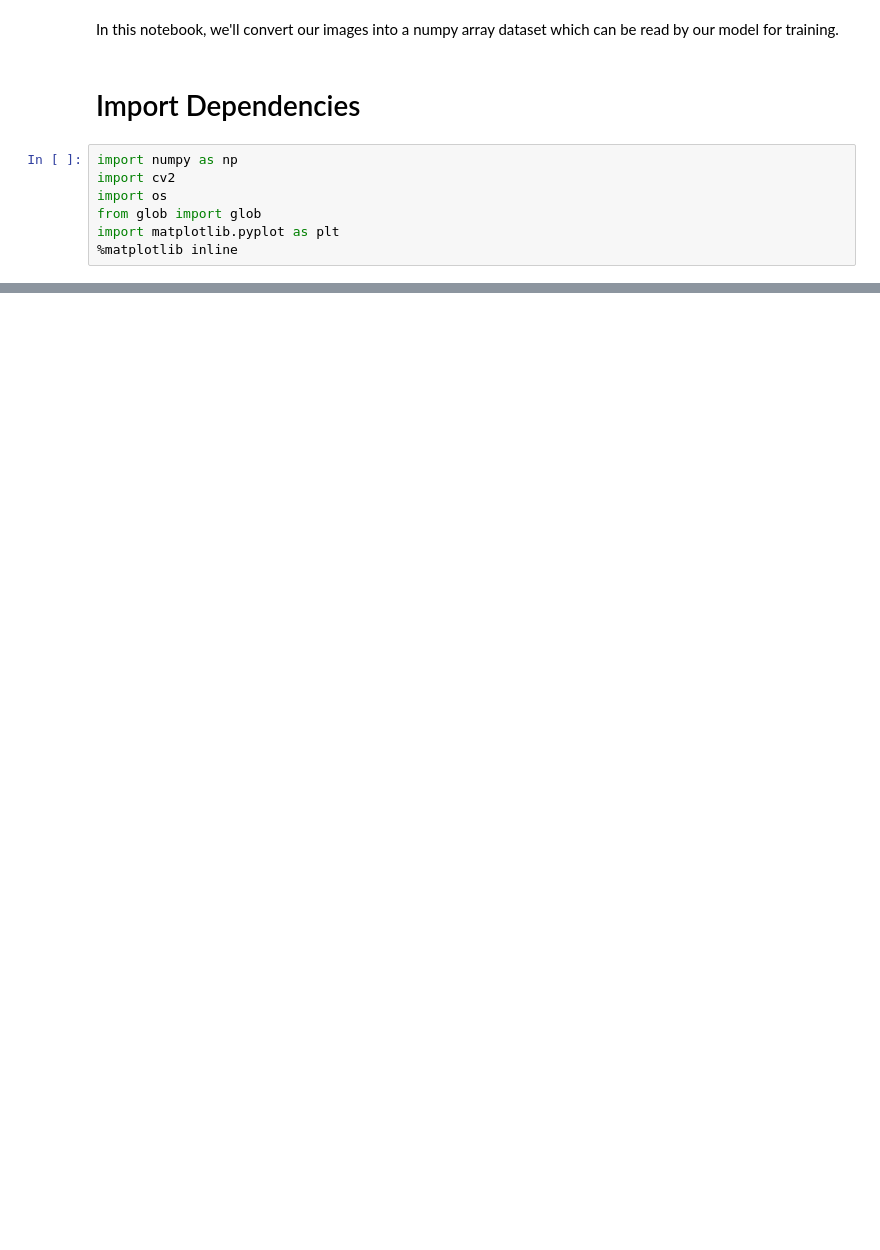
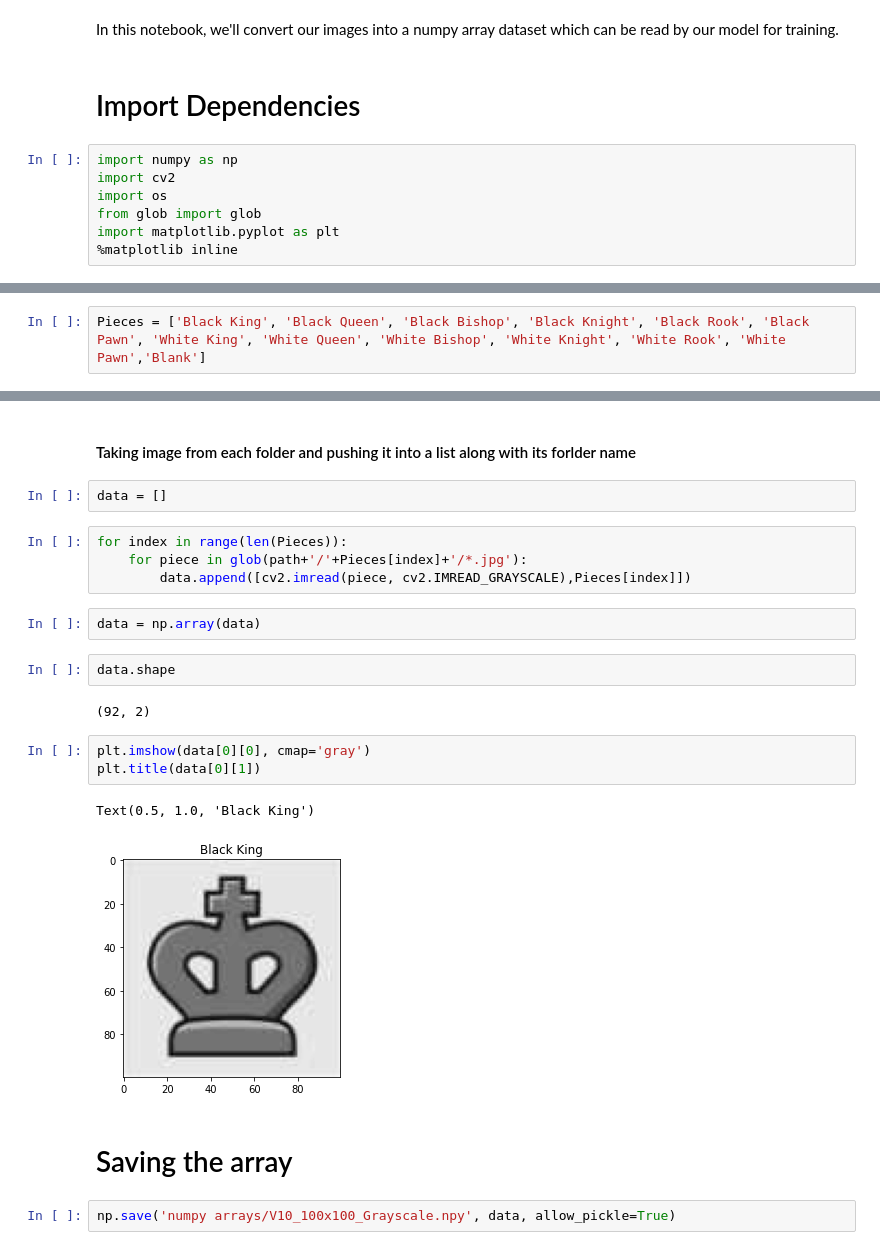
Before and after one commit to AdityaPunetha/Chess-board-recognition-and-solving, a Jupyter notebook: Backend/data/images to numpy.ipynb, the cells around one changed output, grey strips where cells are left out. Cells and saved outputs as stored; diff of their text form; blank space fills up the shorter version.

Commit message:
Created numpy array

```diff
--- a/Backend/data/images to numpy.ipynb
+++ b/Backend/data/images to numpy.ipynb
@@ -13,0 +16,2 @@ path = 'images/'
+# %%
+Pieces = ['Black King', 'Black Queen', 'Black Bishop', 'Black Knight', 'Black Rook', 'Black Pawn', 'White King', 'White Queen', 'White Bishop', 'White Knight', 'White Rook', 'White Pawn','Blank']
@@ -13,0 +24,24 @@ path = 'images/'
+# %% [markdown]
+#### Taking image from each folder and pushing it into a list along with its forlder name
+# %%
+data = []
+# %%
+for index in range(len(Pieces)):
+    for piece in glob(path+'/'+Pieces[index]+'/*.jpg'):
+        data.append([cv2.imread(piece, cv2.IMREAD_GRAYSCALE),Pieces[index]])
+# %%
+data = np.array(data)
+# %%
+data.shape
+# %% [output]
+(92, 2)
+# %%
+plt.imshow(data[0][0], cmap='gray')
+plt.title(data[0][1])
+# %% [output]
+Text(0.5, 1.0, 'Black King')
+[figure, added]
+# %% [markdown]
+# Saving the array
+# %%
+np.save('numpy arrays/V10_100x100_Grayscale.npy', data, allow_pickle=True)
```
Also changed, not shown: parts of 5 cells of this notebook, 1 other file.
